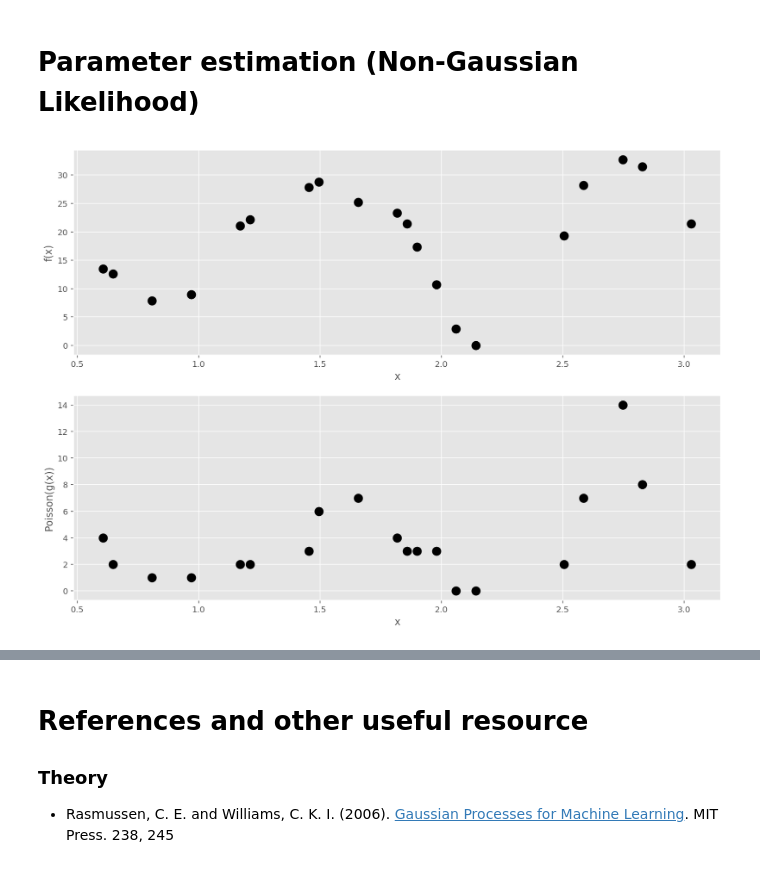
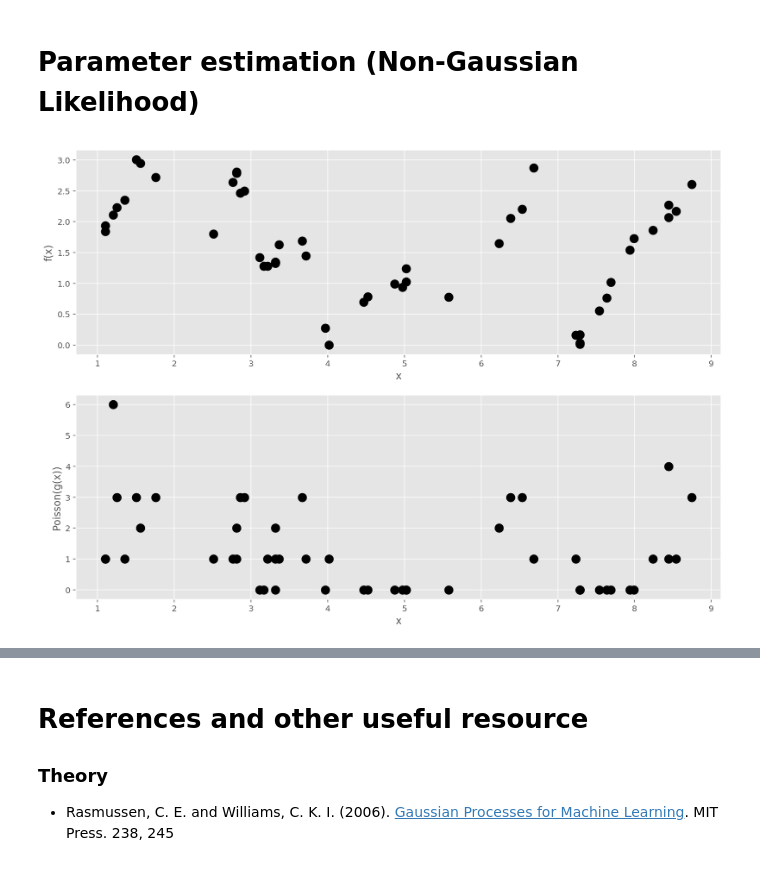
Before and after one commit to junpenglao/Bayesian_Smoothing_EyeMovement, a Jupyter notebook: GP_intro.ipynb, the cells around one changed output, grey strips where cells are left out. Cells and saved outputs as stored; diff of their text form; code cells hidden in the pictures.

```diff
--- a/GP_intro.ipynb
+++ b/GP_intro.ipynb
@@ -76,8 +135,8 @@ import theano
 import theano.tensor as tt
 
 np.random.seed(20170401)
-n, n2 = 20, 100
-Z = np.linspace(0, 4, n2)[:,None]
+n, n2 = 50, 200
+Z = np.linspace(0, 10, n2)[:,None]
 
 l_true, s2_f_true, s2_n_true = 1., 1., 0
 with pm.Model() as model:
@@ -90,7 +149,7 @@ with pm.Model() as model:
 K1 = theano.function([], cov(Z)+K_noise)()
 
 # generate fake data from GP with white noise (with variance sigma2)
-ymu = np.random.multivariate_normal(np.zeros(n2), K1, 5)
+ymu = np.random.multivariate_normal(np.zeros(n2), K1, 7)
 
 ax1 = plt.figure(figsize=(10,4))
 plt.plot(Z, ymu.T, ms=10);
@@ -109,7 +169,7 @@ $$ f_*|X_*, X, f \sim \mathcal{N}(K(X_*, X)K(X, X)^{-1}f, K(X_*, X_*)-K(X_*, X)K
 
 For example, given the below observation:
 # %%
-X = np.random.choice(Z[(Z>.5)*(Z<3.5)], n)[:, None]
+X = np.random.choice(Z[(Z>1)*(Z<9)], n)[:, None]
 
 l_true, s2_f_true, s2_n_true = .3, 1., .1
 with pm.Model() as model:
@@ -401,21 +461,21 @@ ax1.set_ylabel("f(x)");
 # %% [markdown]
 # Parameter estimation (Non-Gaussian Likelihood)
 # %%
-ymu1 = (ymu - ymu.min())*10
+ymu1 = (ymu - ymu.min())
 y = np.random.poisson(np.exp(ymu))
 
 fig = plt.figure(figsize=(14,10))
 ax1 = fig.add_subplot(211)
 ax1.plot(X, ymu1, 'ok', ms=10)
 ax1.set_xlabel("x")
 ax1.set_ylabel("f(x)")
 
 ax1 = fig.add_subplot(212)
 ax1.plot(X, y, 'ok', ms=10)
 ax1.set_xlabel("x")
 ax1.set_ylabel("Poisson(g(x))")
 
 plt.show()
 # %% [output]
-[figure, old version]
+[figure, new version]
 # %%
```
Also changed, not shown: parts of 15 cells of this notebook, 5 other files.
